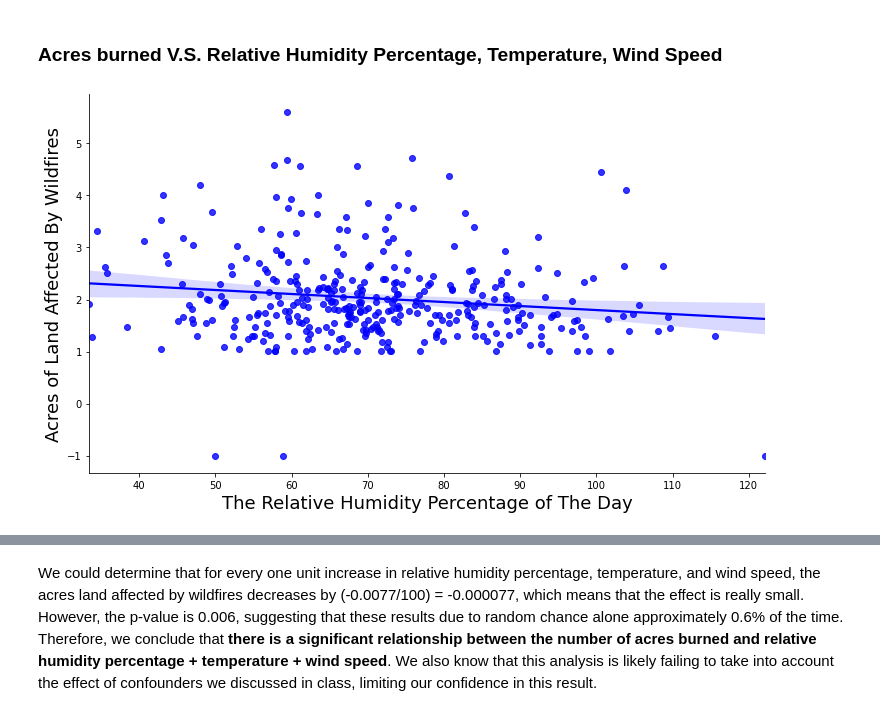
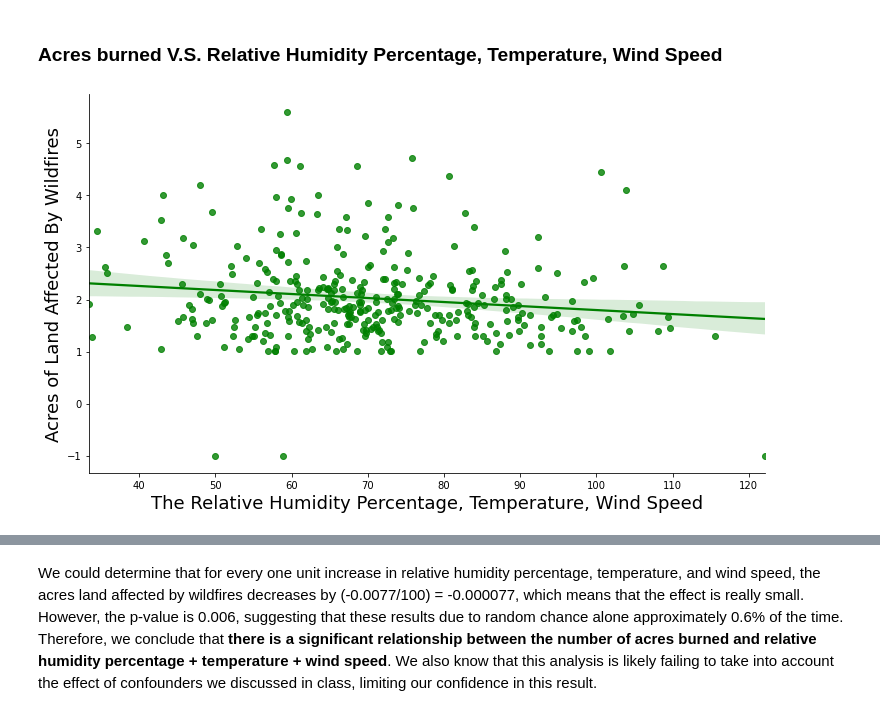
Before and after one commit to vikizzz/Analysis-on-the-Scale-of-Wildfire-Incident-in-California, a Jupyter notebook: FinalProject_group010.ipynb, the cells around one changed output, grey strips where cells are left out. Saved outputs shown, nothing was run; the diff lists cells and outputs as text; code cells hidden in the pictures.

```diff
--- a/FinalProject_group010.ipynb
+++ b/FinalProject_group010.ipynb
@@ -905,17 +903,17 @@ df['Humid_Temp_Wsp'] = df['RelaHumPct'] + df['Temp'] + df['WindSpd']
 # %%
 sns.lmplot(y = 'AcresBurned_log10',
            x = 'Humid_Temp_Wsp',
            data = df,
            fit_reg = True,
            height = 6,
            aspect = 1.7,
-           line_kws={'color': 'blue'},
-           scatter_kws={'color': 'blue'})
+           line_kws={'color': 'green'},
+           scatter_kws={'color': 'green'})
 plt.ylabel('Acres of Land Affected By Wildfires', size=18)
-plt.xlabel('The Relative Humidity Percentage of The Day', size=18)
+plt.xlabel('The Relative Humidity Percentage, Temperature, Wind Speed', size=18)
 plt.title('');
 # %% [output]
-[figure, old version]
+[figure, new version]
 # %%
 # carry out linear regression
 acres_rhp = df[['Humid_Temp_Wsp', 'AcresBurned_log10']]
```
Also changed, not shown: parts of 15 cells of this notebook.
